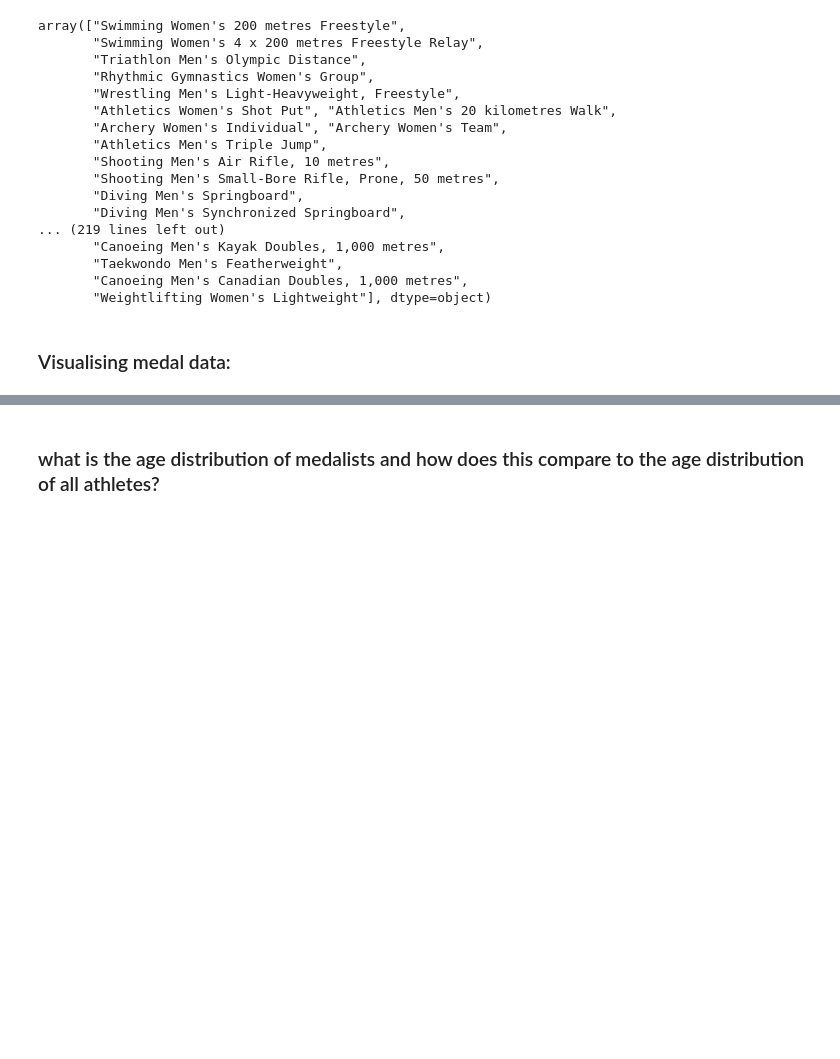
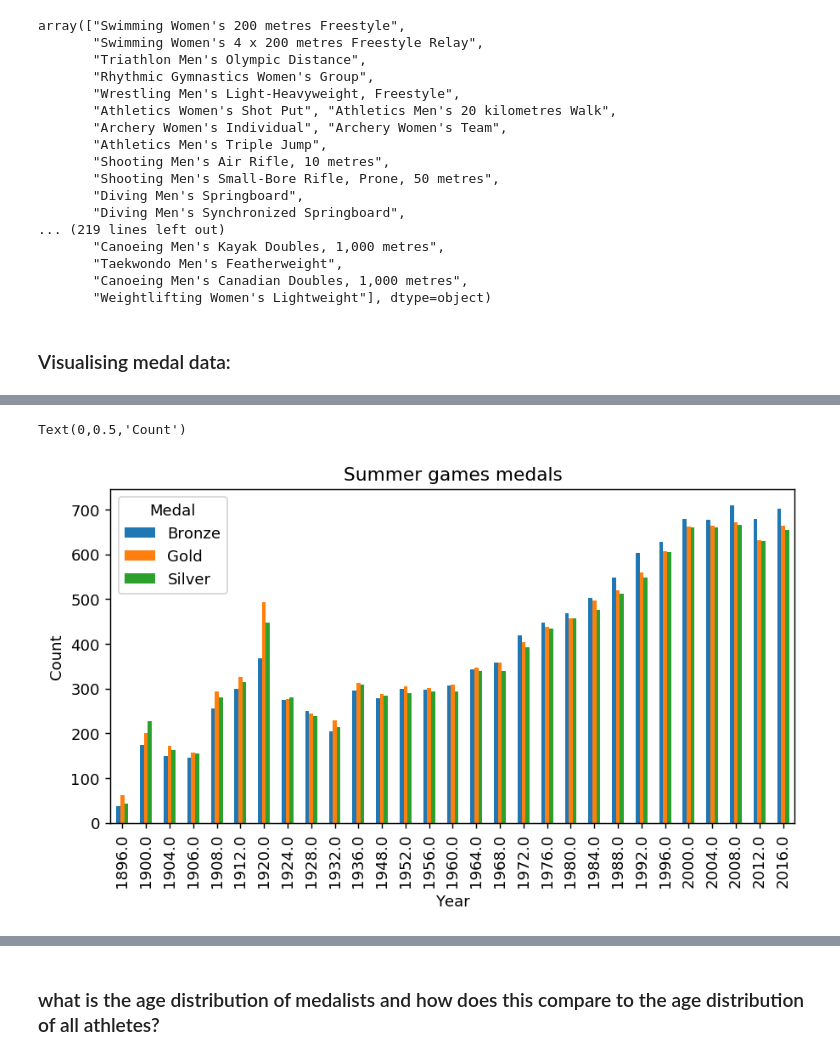
Before and after one commit to yasirdin/kaggle-olympic, a Jupyter notebook: data_exploration_v1.ipynb, the cells around one changed output, grey strips where cells are left out. Drawn from its saved outputs; the diff is of its cells as text; code cells hidden in the pictures; blank space fills up the shorter version.

```diff
--- a/data_exploration_v1.ipynb
+++ b/data_exploration_v1.ipynb
@@ -246,0 +258,7 @@ merged_df.groupby('Year')['Medal'].value_counts().unstack().plot(kind='bar')
+# %%
+merged_df[merged_df['Season']=='Summer'].groupby('Year')['Medal'].value_counts().unstack().plot(kind='bar')
+plt.title('Summer games medals')
+plt.ylabel('Count')
+# %% [output]
+Text(0,0.5,'Count')
+[figure, added]
```
Also changed, not shown: parts of 39 cells of this notebook, 1 other file.
